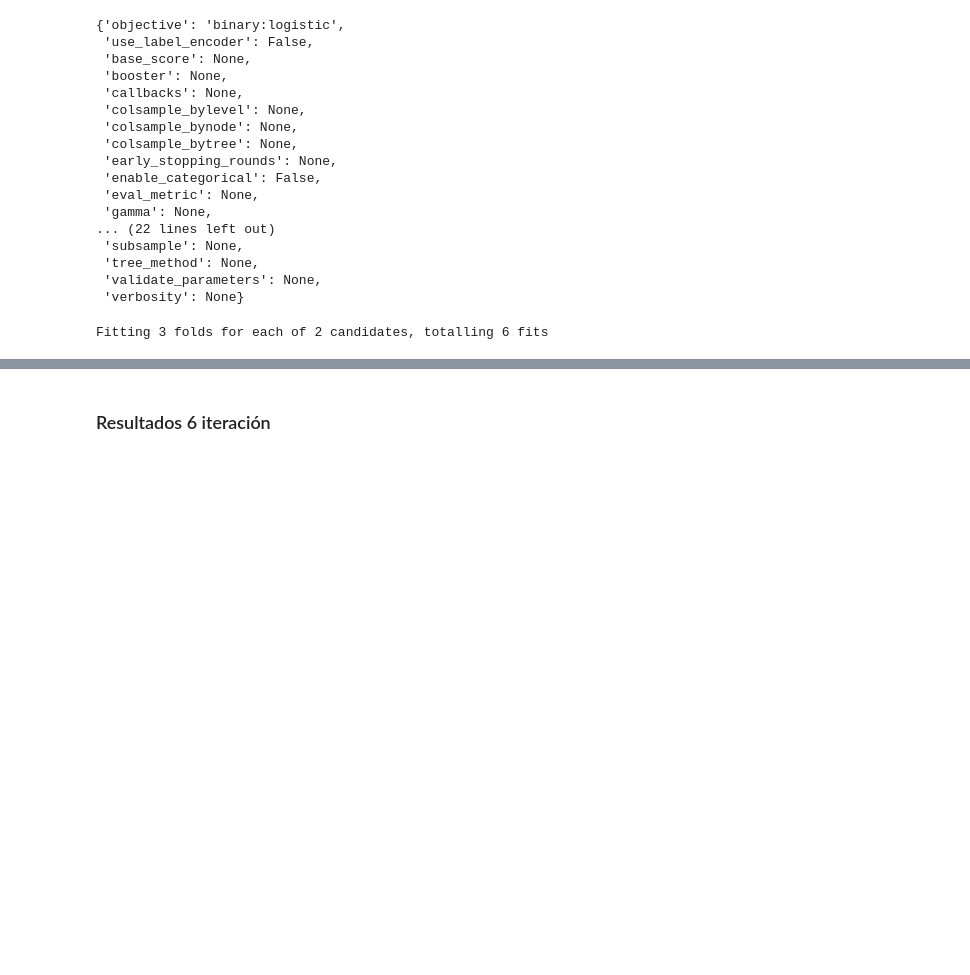
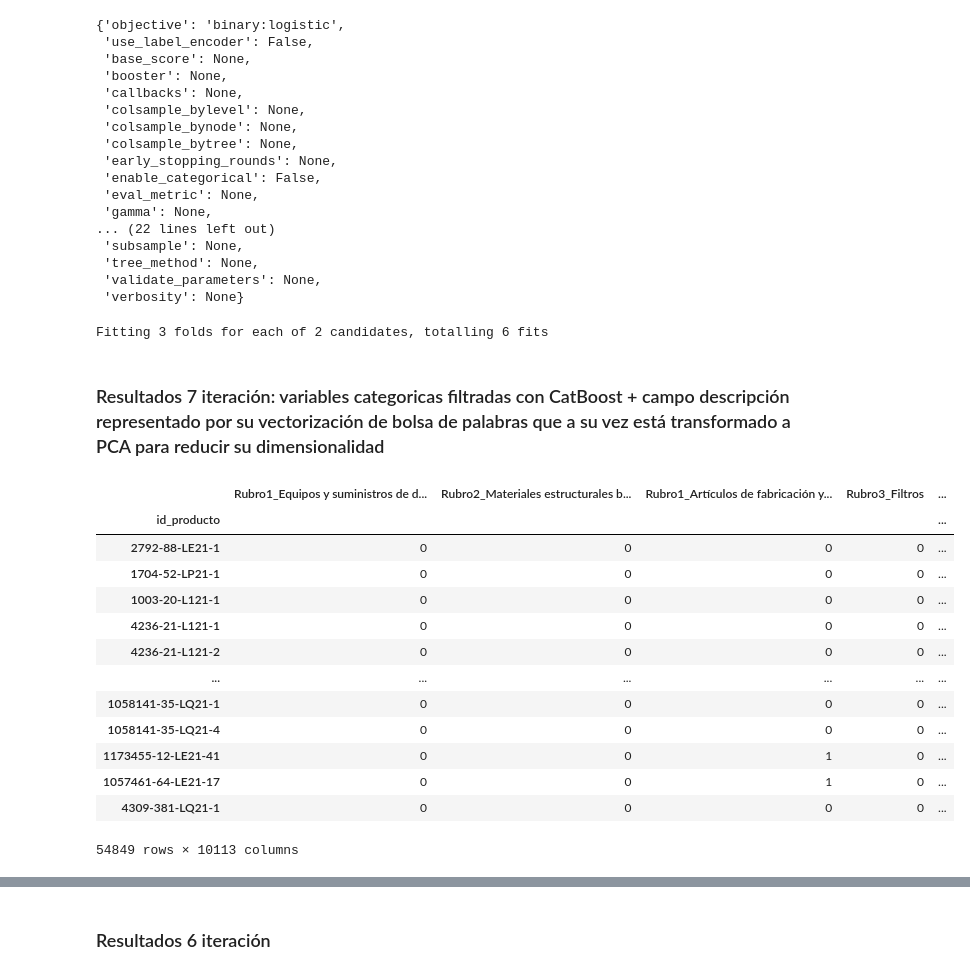
Before and after one commit to metalkutz/juanito_v2.0, a Jupyter notebook: mod_xgboost.ipynb, the cells around one changed output, grey strips where cells are left out. Cells and saved outputs as stored; diff of their text form; code cells hidden in the pictures; blank space fills up the shorter version.

Commit message:
resultados iteracion con var categoricas y PCA

```diff
--- a/mod_xgboost.ipynb
+++ b/mod_xgboost.ipynb
@@ -125,3 +127,24 @@ grid_solver = GridSearchCV(estimator = xgbmodel, # model to train
 model_result_xgboost = grid_solver.fit(X_train_smote, y_train_smote)
 # %% [output]
 Fitting 3 folds for each of 2 candidates, totalling 6 fits
+# %% [markdown]
+### Resultados 7 iteración: variables categoricas filtradas con CatBoost + campo descripción  representado por su vectorización de bolsa de palabras que a su vez está transformado a PCA para reducir su dimensionalidad
+# %%
+X.index = X['id_producto']
+X.drop(columns=['id_producto'], inplace=True)
+X
+# %% [output]
+|  | Rubro1_Equipos y suministros de d... | Rubro2_Materiales estructurales b... | Rubro1_Artículos de fabricación y... | Rubro3_Filtros | ... |
+| id_producto |  |  |  |  | ... |
+| 2792-88-LE21-1 | 0 | 0 | 0 | 0 | ... |
+| 1704-52-LP21-1 | 0 | 0 | 0 | 0 | ... |
+| 1003-20-L121-1 | 0 | 0 | 0 | 0 | ... |
+| 4236-21-L121-1 | 0 | 0 | 0 | 0 | ... |
+| 4236-21-L121-2 | 0 | 0 | 0 | 0 | ... |
+| ... | ... | ... | ... | ... | ... |
+| 1058141-35-LQ21-1 | 0 | 0 | 0 | 0 | ... |
+| 1058141-35-LQ21-4 | 0 | 0 | 0 | 0 | ... |
+| 1173455-12-LE21-41 | 0 | 0 | 1 | 0 | ... |
+| 1057461-64-LE21-17 | 0 | 0 | 1 | 0 | ... |
+| 4309-381-LQ21-1 | 0 | 0 | 0 | 0 | ... |
+54849 rows × 10113 columns
```
Also changed, not shown: parts of 11 cells of this notebook.
